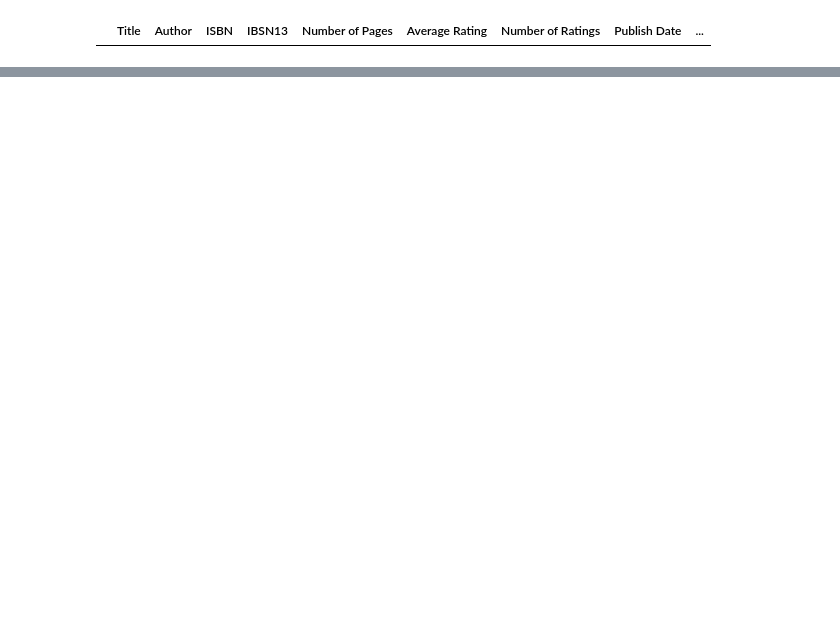
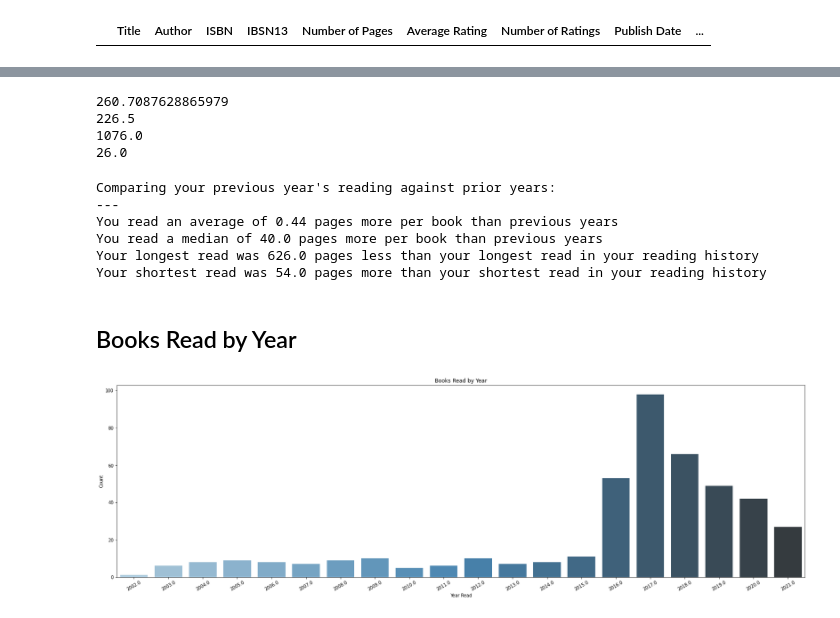
Before and after one commit to ccmilne/GoodReads_Parser, a Jupyter notebook: GoodReads_Analysis.ipynb, the cells around one changed output, grey strips where cells are left out. Saved outputs shown, nothing was run; the diff lists cells and outputs as text; code cells hidden in the pictures; blank space fills up the shorter version.

Commit message:
Section addition: Books Read by Year

```diff
--- a/GoodReads_Analysis.ipynb
+++ b/GoodReads_Analysis.ipynb
@@ -447 +455,77 @@ print(median_pages)
+# %%
+average_pages_py = previous_years['Number of Pages'].mean()
+print(average_pages_py)
+median_pages_py = previous_years['Number of Pages'].median()
+print(median_pages_py)
+
+maximum_pages_py = previous_years['Number of Pages'].max()
+print(maximum_pages_py)
+minimum_pages_py = previous_years['Number of Pages'].min()
+print(minimum_pages_py)
+# %% [output]
+260.7087628865979
+226.5
+1076.0
+26.0
+# %%
+while True:
+    print("Comparing your previous year's reading against prior years: ")
+    print("---")
+
+    #Average
+    if average_pages_ry > average_pages_py:
+        difference = round(average_pages_ry - average_pages_py, 2)
+        print("You read an average of {} pages more per book than previous years".format(difference))
+    else:
+        difference = round(average_pages_py - average_pages_ry, 2)
+        print("You read an average of {} pages less per book than previous years".format(difference))
+
+    #Median
+    if median_pages_ry > median_pages_py:
+        difference = round(median_pages_ry - median_pages_py, 2)
+        print("You read a median of {} pages more per book than previous years".format(difference))
+    else:
+        difference = round(median_pages_py - median_pages_ry, 2)
+        print("You read a median of {} pages less per book than previous years".format(difference))
+
+    #Max
+    if maximum_pages_ry > maximum_pages_py:
+        difference = round(maximum_pages_ry - maximum_pages_py, 2)
+        print("Your longest read was {} pages more than your longest read in your reading history".format(difference))
+    else:
+        difference = round(maximum_pages_py - maximum_pages_ry, 2)
+        print("Your longest read was {} pages less than your longest read in your reading history".format(difference))
+
+    #Min
+    if minimum_pages_ry > minimum_pages_py:
+        difference = round(minimum_pages_ry - minimum_pages_py, 2)
+        print("Your shortest read was {} pages more than your shortest read in your reading history".format(difference))
+    else:
+        difference = round(minimum_pages_py - minimum_pages_ry, 2)
+        print("Your shortest read was {} pages less than your shortest read in your reading history".format(difference))
+
+    break
+# %% [output]
+Comparing your previous year's reading against prior years:
+---
+You read an average of 0.44 pages more per book than previous years
+You read a median of 40.0 pages more per book than previous years
+Your longest read was 626.0 pages less than your longest read in your reading history
+Your shortest read was 54.0 pages more than your shortest read in your reading history
+# %% [markdown]
+## Books Read by Year
+# %%
+books_read['Year Read'] = books_read['Date Read'].dt.year
+# %%
+year_read_groupings = books_read.groupby(['Year Read']).size()
+type(year_read_groupings)
+year_read_df = pd.DataFrame({'Year Read': year_read_groupings.index, 'Count': year_read_groupings.values})
+# %%
+fig, ax = plt.subplots(figsize=(28,8))
+plot = sns.barplot(x=year_read_df['Year Read'], y=year_read_df['Count'], palette='Blues_d')
+ax.set_title('Books Read by Year')
+plt.setp(plot.get_xticklabels(), rotation=30)
+plt.show()
+# %% [output]
+[figure, added]
 # %% [markdown]
```
Also changed, not shown: parts of 7 cells of this notebook.
